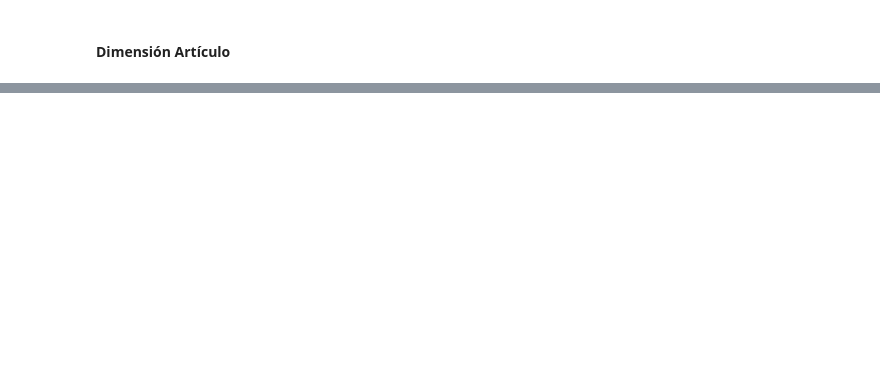
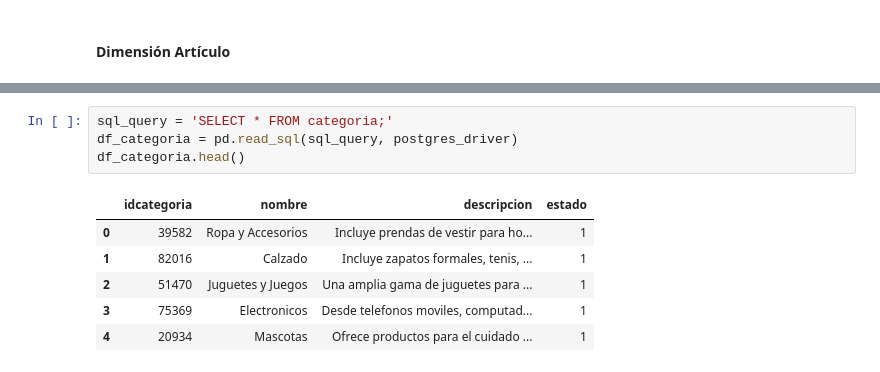
Before and after one commit to luistunag/Proyecto_Final, a Jupyter notebook: Data_Warehouse.ipynb, the cells around one changed output, grey strips where cells are left out. Drawn from its saved outputs; the diff is of its cells as text; blank space fills up the shorter version.

```diff
--- a/Data_Warehouse.ipynb
+++ b/Data_Warehouse.ipynb
@@ -92,0 +104,11 @@ dimUsuario.head()
+# %%
+sql_query = 'SELECT * FROM categoria;'
+df_categoria = pd.read_sql(sql_query, postgres_driver)
+df_categoria.head()
+# %% [output]
+|  | idcategoria | nombre | descripcion | estado |
+| 0 | 39582 | Ropa y Accesorios | Incluye prendas de vestir para ho... | 1 |
+| 1 | 82016 | Calzado | Incluye zapatos formales, tenis, ... | 1 |
+| 2 | 51470 | Juguetes y Juegos | Una amplia gama de juguetes para ... | 1 |
+| 3 | 75369 | Electronicos | Desde telefonos moviles, computad... | 1 |
+| 4 | 20934 | Mascotas | Ofrece productos para el cuidado ... | 1 |
```
Also changed, not shown: parts of 3 cells of this notebook.
